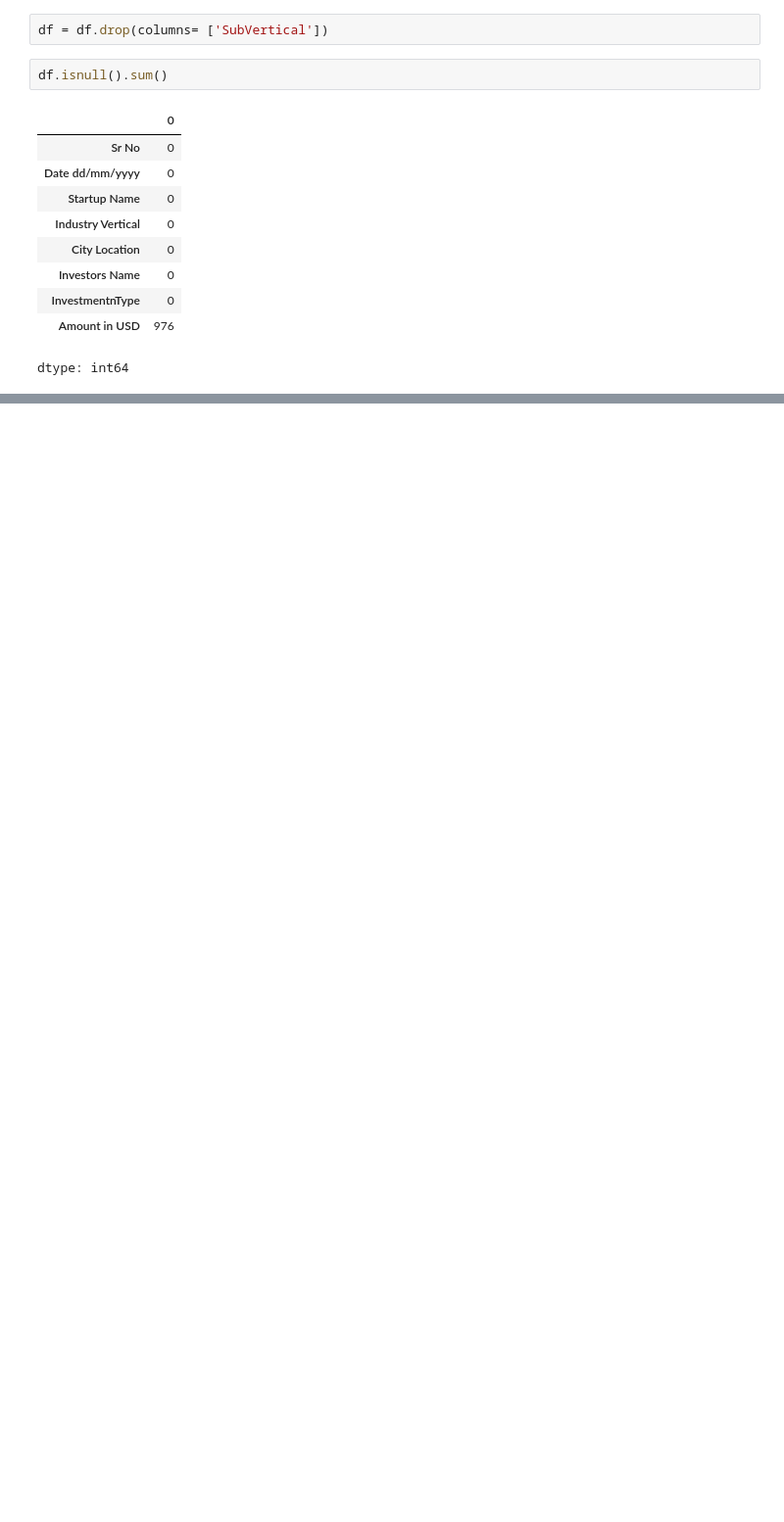
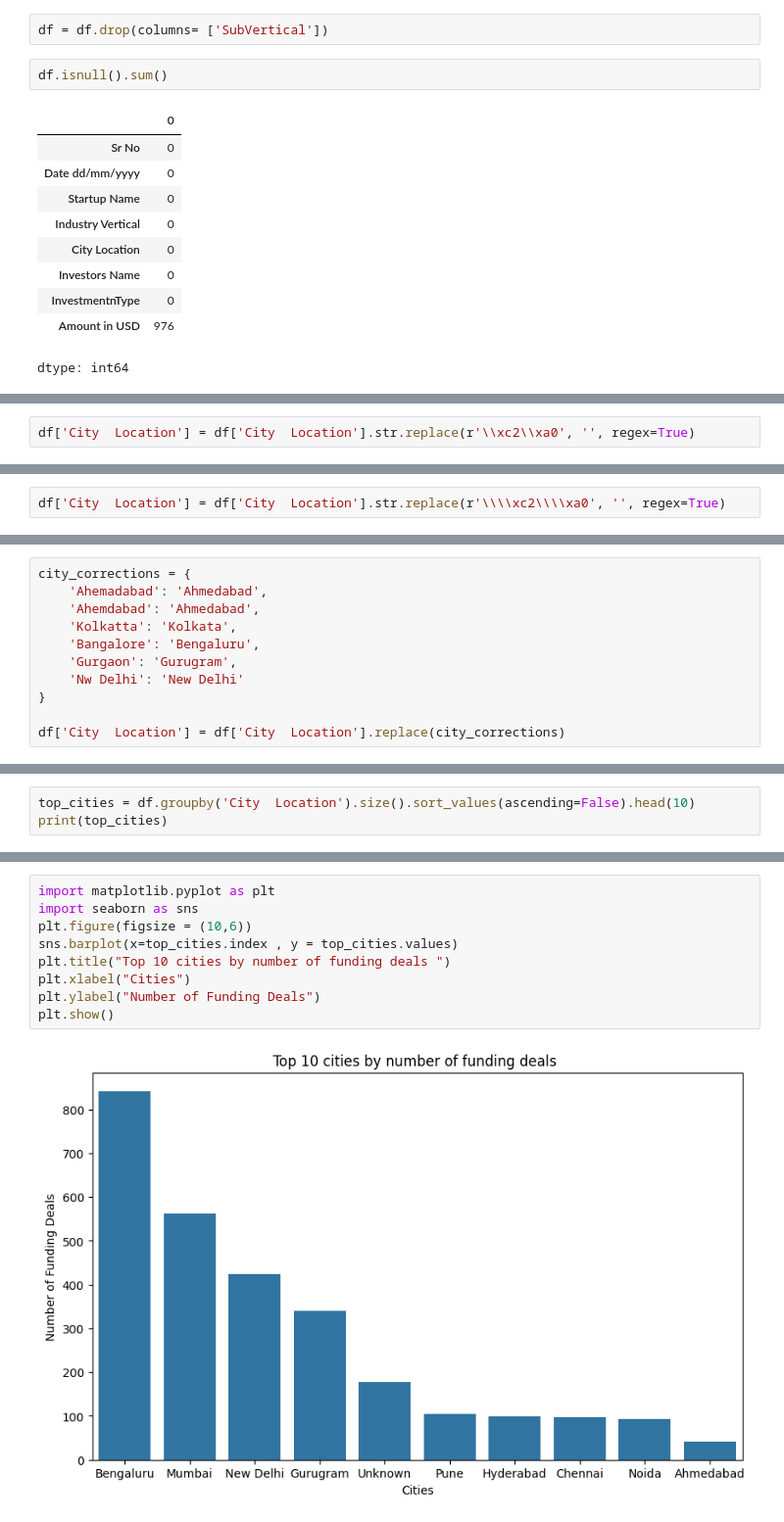
Before and after one commit to aanyamanik/Indian-Startup-Fundings-EDA, a Jupyter notebook: startup_funding_EDA.ipynb, the cells around one changed output, grey strips where cells are left out. Shown at 98% size. Saved outputs shown, nothing was run; the diff lists cells and outputs as text; blank space fills up the shorter version.

Commit message:
visualised the data and added documentations and conclusion

```diff
--- a/startup_funding_EDA.ipynb
+++ b/startup_funding_EDA.ipynb
@@ -169,0 +201,2 @@ dtype: int64
+# %%
+df['City  Location'] = df['City  Location'].str.replace(r'\\xc2\\xa0', '', regex=True)
@@ -169,0 +230,2 @@ dtype: int64
+# %%
+df['City  Location'] = df['City  Location'].str.replace(r'\\\\xc2\\\\xa0', '', regex=True)
@@ -169,0 +270,11 @@ dtype: int64
+# %%
+city_corrections = {
+    'Ahemadabad': 'Ahmedabad',
+    'Ahemdabad': 'Ahmedabad',
+    'Kolkatta': 'Kolkata',
+    'Bangalore': 'Bengaluru',
+    'Gurgaon': 'Gurugram',
+    'Nw Delhi': 'New Delhi'
+}
+
+df['City  Location'] = df['City  Location'].replace(city_corrections)
@@ -169,0 +305,3 @@ dtype: int64
+# %%
+top_cities = df.groupby('City  Location').size().sort_values(ascending=False).head(10)
+print(top_cities)
@@ -169,0 +321,11 @@ dtype: int64
+# %%
+import matplotlib.pyplot as plt
+import seaborn as sns
+plt.figure(figsize = (10,6))
+sns.barplot(x=top_cities.index , y = top_cities.values)
+plt.title("Top 10 cities by number of funding deals ")
+plt.xlabel("Cities")
+plt.ylabel("Number of Funding Deals")
+plt.show()
+# %% [output]
+[figure, added]
```
Also changed, not shown: parts of 17 cells of this notebook.
